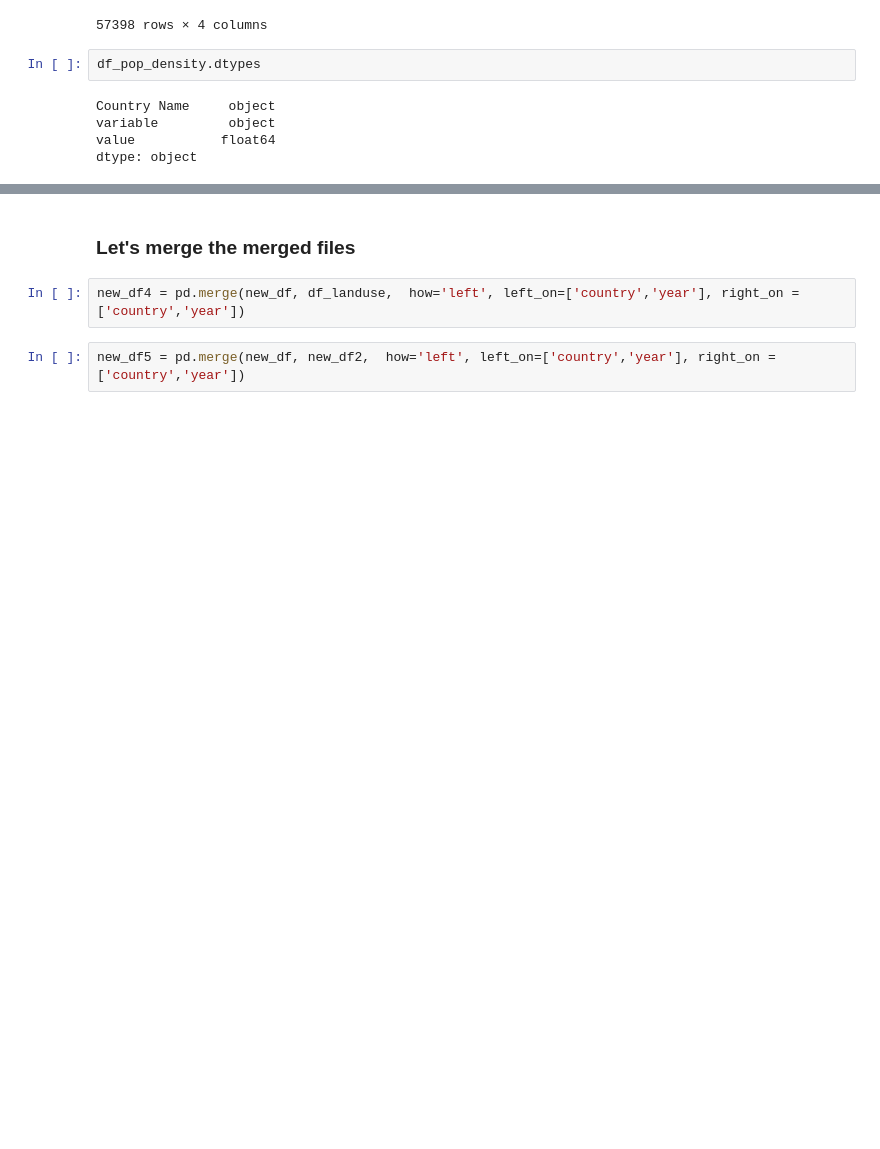
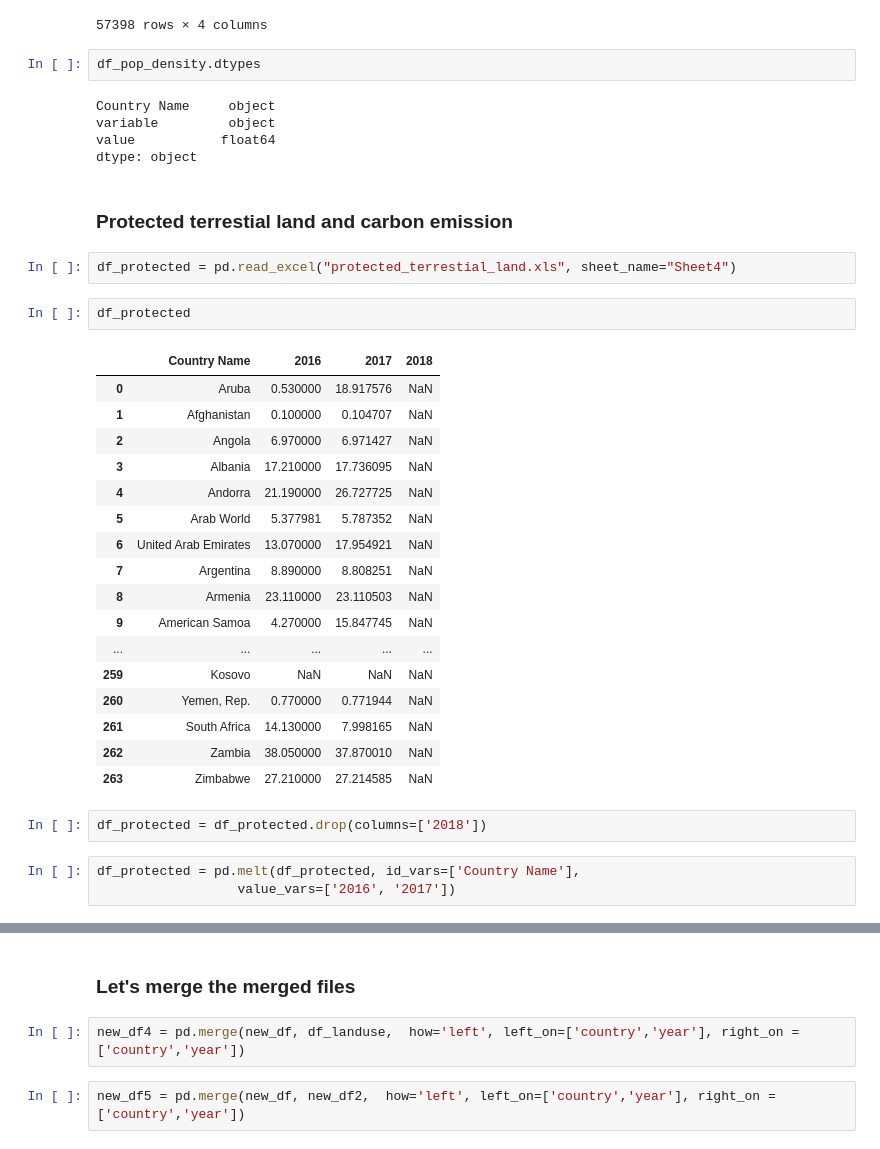
Before and after one commit to deforestation-dashboard/build_deforestationDash_DS1, a Jupyter notebook: Deforesation_data_Cleaning_Manjula_Monday.ipynb, the cells around one changed output, grey strips where cells are left out. Saved outputs shown, nothing was run; the diff lists cells and outputs as text; blank space fills up the shorter version.

```diff
--- a/Deforesation_data_Cleaning_Manjula_Monday.ipynb
+++ b/Deforesation_data_Cleaning_Manjula_Monday.ipynb
@@ -884,3 +884,32 @@ Country Name     object
 variable         object
 value           float64
 dtype: object
+# %% [markdown]
+### Protected terrestial land and carbon emission
+# %%
+df_protected = pd.read_excel("protected_terrestial_land.xls", sheet_name="Sheet4")
+# %%
+df_protected
+# %% [output]
+|  | Country Name | 2016 | 2017 | 2018 |
+| 0 | Aruba | 0.530000 | 18.917576 | NaN |
+| 1 | Afghanistan | 0.100000 | 0.104707 | NaN |
+| 2 | Angola | 6.970000 | 6.971427 | NaN |
+| 3 | Albania | 17.210000 | 17.736095 | NaN |
+| 4 | Andorra | 21.190000 | 26.727725 | NaN |
+| 5 | Arab World | 5.377981 | 5.787352 | NaN |
+| 6 | United Arab Emirates | 13.070000 | 17.954921 | NaN |
+| 7 | Argentina | 8.890000 | 8.808251 | NaN |
+| 8 | Armenia | 23.110000 | 23.110503 | NaN |
+| 9 | American Samoa | 4.270000 | 15.847745 | NaN |
+| ... | ... | ... | ... | ... |
+| 259 | Kosovo | NaN | NaN | NaN |
+| 260 | Yemen, Rep. | 0.770000 | 0.771944 | NaN |
+| 261 | South Africa | 14.130000 | 7.998165 | NaN |
+| 262 | Zambia | 38.050000 | 37.870010 | NaN |
+| 263 | Zimbabwe | 27.210000 | 27.214585 | NaN |
+# %%
+df_protected = df_protected.drop(columns=['2018'])
+# %%
+df_protected = pd.melt(df_protected, id_vars=['Country Name'],
+                  value_vars=['2016', '2017'])
```
Also changed, not shown: parts of 37 cells of this notebook.
